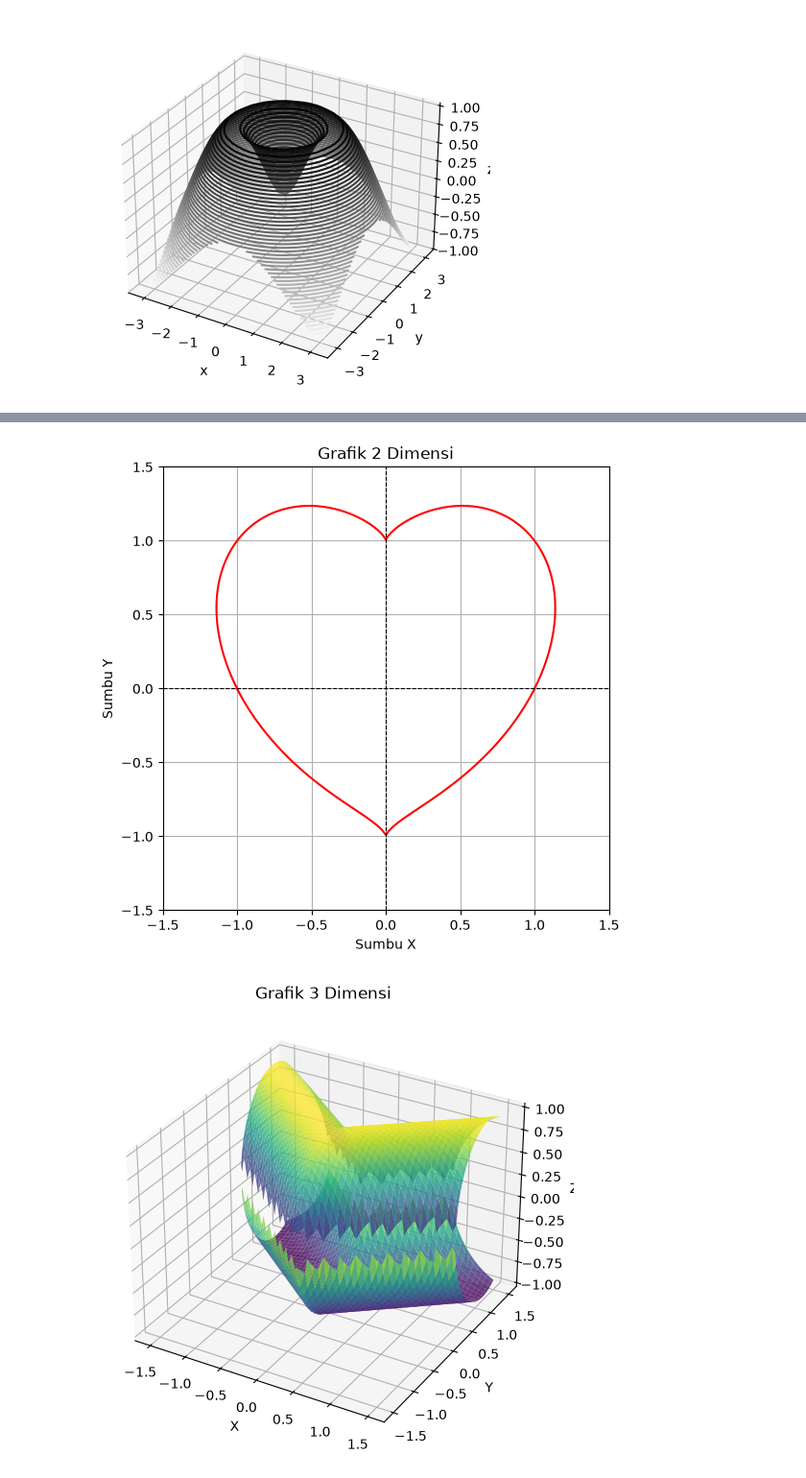
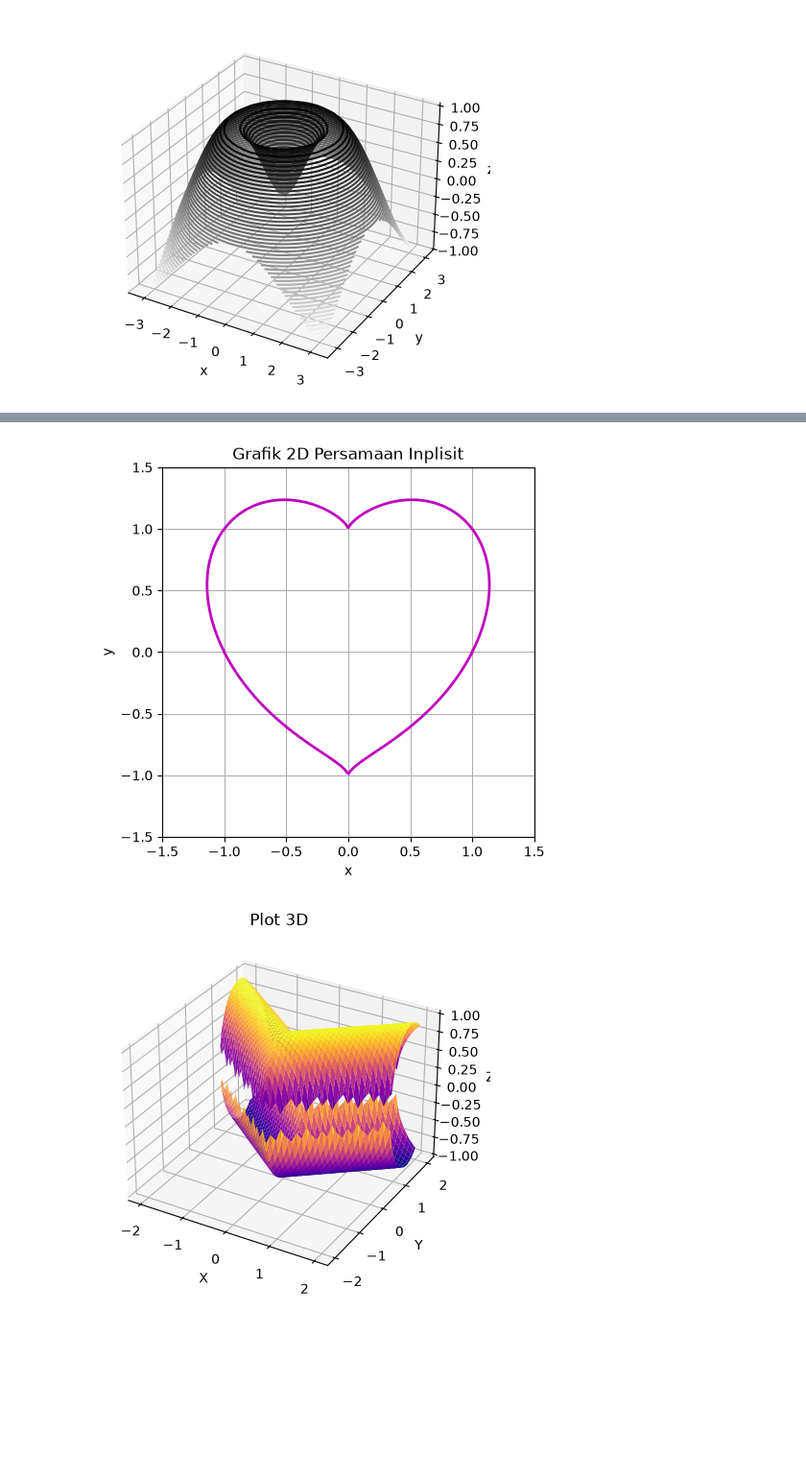
Before and after one commit to MonicaPanjaitan07/KECERDASAN-BUATAN, a Jupyter notebook: test.ipynb, the cells around one changed output, grey strips where cells are left out. Shown at 96% size. Cells and saved outputs as stored; diff of their text form; code cells hidden in the pictures; blank space fills up the shorter version.

```diff
--- a/test.ipynb
+++ b/test.ipynb
@@ -758,59 +758,55 @@ Nilai Rata-rata: 49.64
 import numpy as np
 import matplotlib.pyplot as plt
 
-# Menentukan rentang x dan y
-x = np.linspace(-1.5, 1.5, 500)
-y = np.linspace(-1.5, 1.5, 500)
-X, Y = np.meshgrid(x, y)
+# buat rentang sumbu x dan y
+x_arr = np.linspace(-1.5, 1.5, 400)
+y_arr = np.linspace(-1.5, 1.5, 400)
+X, Y = np.meshgrid(x_arr, y_arr)
 
-# Persamaan implicit 2D
-Z = X**6 + 3*X**4*Y**2 - 3*X**4 + 3*X**2*Y**4 - X**2*Y**3 - 6*X**2*Y**2 + 3*X**2 + Y**6 - 3*Y**4 + 3*Y**2 - 1
+# f(x,y) = 0
+F = X**6 + 3*X**4*Y**2 - 3*X**4 + 3*X**2*Y**4 - X**2*Y**3 - 6*X**2*Y**2 + 3*X**2 + Y**6 - 3*Y**4 + 3*Y**2 - 1
 
-# Plotting grafik 2D
-plt.figure(figsize=(6, 6))
-plt.contour(X, Y, Z, [0], colors='red')
+# plot kontur untuk level 0
+plt.figure(figsize=(5,5))
+plt.contour(X, Y, F, [0], colors='m', linewidths=2)
 
-plt.title('Grafik 2 Dimensi')
-plt.xlabel('Sumbu X')
-plt.ylabel('Sumbu Y')
+plt.title("Grafik 2D Persamaan Inplisit")
+plt.xlabel("x")
+plt.ylabel("y")
 plt.grid(True)
-plt.axhline(0, color='black', linewidth=0.8, linestyle='--')
-plt.axvline(0, color='black', linewidth=0.8, linestyle='--')
 
 plt.show()
 # %% [output]
-[figure, old version]
+[figure, new version]
 # %%
 import numpy as np
 import matplotlib.pyplot as plt
-from mpl_toolkits.mplot3d import Axes3D
 
-# Menentukan rentang titik x dan y
-x = np.linspace(-1.5, 1.5, 100)
-y = np.linspace(-1.5, 1.5, 100)
-X, Y = np.meshgrid(x, y)
+# tentukan grid koordinat
+x_val = np.linspace(-2, 2, 100)
+y_val = np.linspace(-2, 2, 100)
+X, Y = np.meshgrid(x_val, y_val)
 
-# Menghitung Z berdasarkan persamaan ((5*Y/4) - |X|)^2 + Z^2 = 1
-# Z^2 = 1 - ((5*Y/4) - |X|)^2
-val = 1 - ((5 * Y / 4) - np.abs(X))**2
+# hitung Z dari persamaan: ((5y/4) - |x|)^2 + z^2 = 1 (maka z = +- sqrt(1 - ...))
+isi_akar = 1 - ((5 * Y / 4) - np.abs(X))**2
 
-# Mengatasi nilai di bawah 0 agar tidak menghasilkan bilangan imajiner (NaN)
-val[val < 0] = np.nan
-Z = np.sqrt(val)
+# hapus nilai negatif agar tidak error akar
+isi_akar[isi_akar < 0] = np.nan
+Z = np.sqrt(isi_akar)
 
-# Plotting grafik 3D
-fig = plt.figure(figsize=(8, 6))
+# plot 3D
+fig = plt.figure()
 ax = fig.add_subplot(111, projection='3d')
 
-# Plot permukaan bagian atas dan bawah
-ax.plot_surface(X, Y, Z, cmap='viridis', alpha=0.8)
-ax.plot_surface(X, Y, -Z, cmap='viridis', alpha=0.8)
+# gambar permukaan atas dan bawah
+ax.plot_surface(X, Y, Z, cmap='plasma')
+ax.plot_surface(X, Y, -Z, cmap='plasma')
 
-ax.set_title('Grafik 3 Dimensi')
-ax.set_xlabel('X')
-ax.set_ylabel('Y')
-ax.set_zlabel('Z')
+ax.set_title("Plot 3D")
+ax.set_xlabel("X")
+ax.set_ylabel("Y")
+ax.set_zlabel("Z")
 
 plt.show()
 # %% [output]
-[figure, old version]
+[figure, new version]
```
Also changed, not shown: parts of 1 cell of this notebook.
